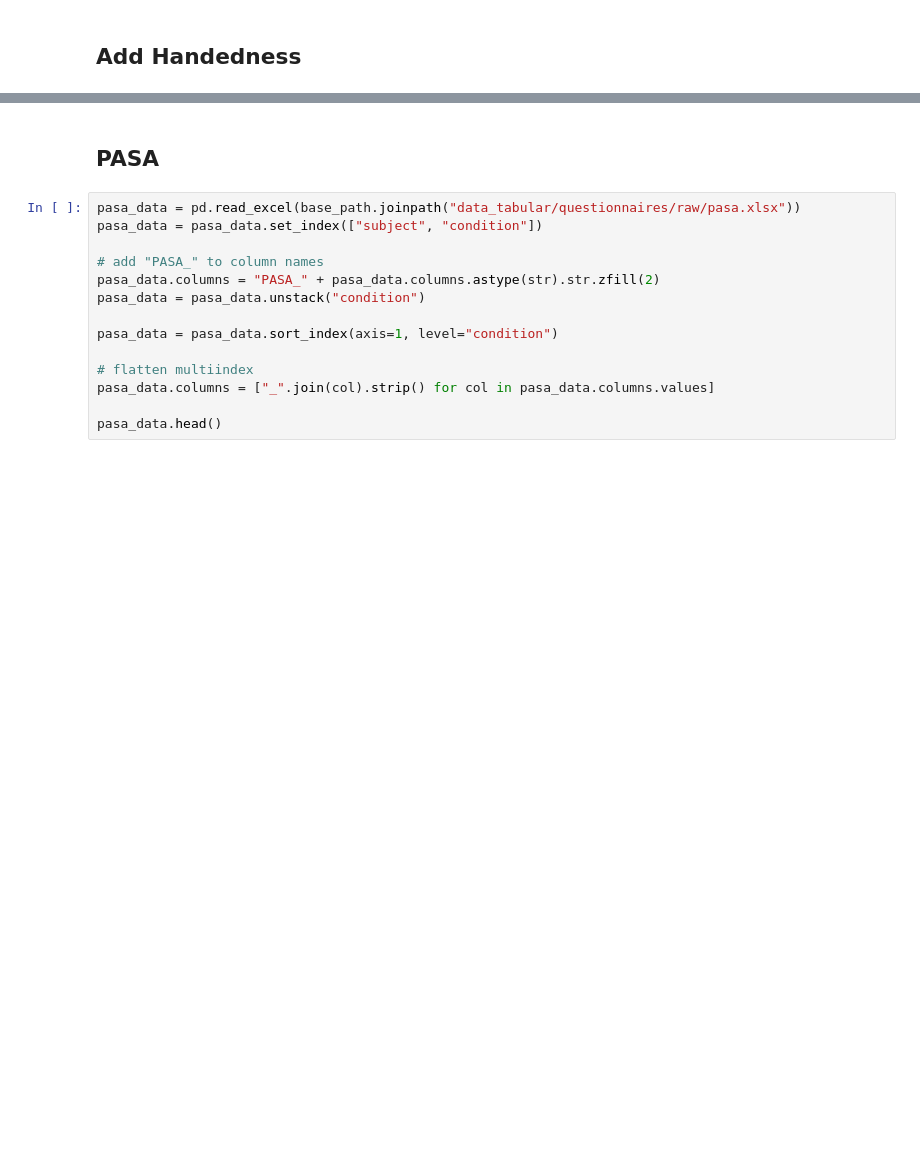
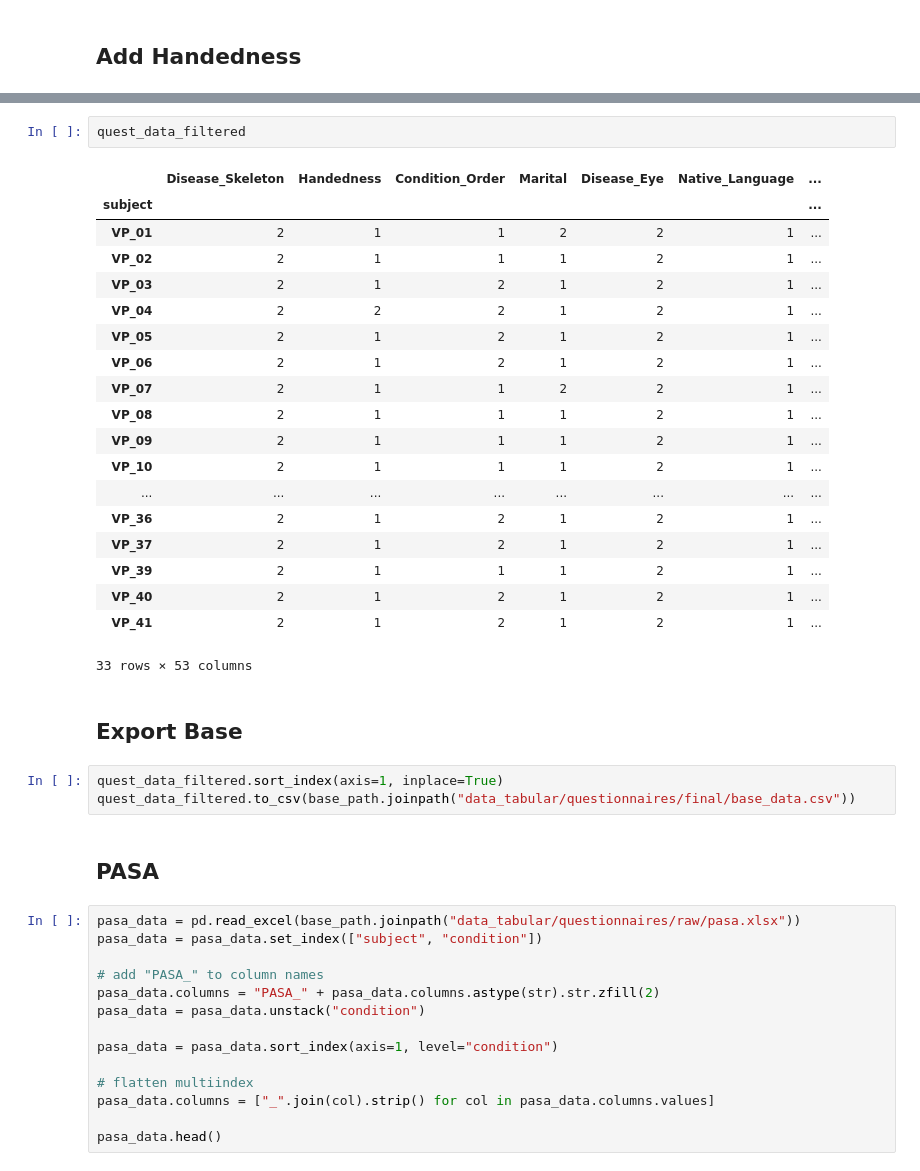
Before and after one commit to empkins/empkins-d03-preprocessing, a Jupyter notebook: experiments/2022_05_macro/unipark/Questionnaire_Data_Merge.ipynb, the cells around one changed output, grey strips where cells are left out. Saved outputs shown, nothing was run; the diff lists cells and outputs as text; blank space fills up the shorter version.

```diff
--- a/experiments/2022_05_macro/unipark/Questionnaire_Data_Merge.ipynb
+++ b/experiments/2022_05_macro/unipark/Questionnaire_Data_Merge.ipynb
@@ -215,3 +279,30 @@ quest_data_filtered.head()
+# %%
+quest_data_filtered
+# %% [output]
+|  | Disease_Skeleton | Handedness | Condition_Order | Marital | Disease_Eye | Native_Language | ... |
+| subject |  |  |  |  |  |  | ... |
+| VP_01 | 2 | 1 | 1 | 2 | 2 | 1 | ... |
+| VP_02 | 2 | 1 | 1 | 1 | 2 | 1 | ... |
+| VP_03 | 2 | 1 | 2 | 1 | 2 | 1 | ... |
+| VP_04 | 2 | 2 | 2 | 1 | 2 | 1 | ... |
+| VP_05 | 2 | 1 | 2 | 1 | 2 | 1 | ... |
+| VP_06 | 2 | 1 | 2 | 1 | 2 | 1 | ... |
+| VP_07 | 2 | 1 | 1 | 2 | 2 | 1 | ... |
+| VP_08 | 2 | 1 | 1 | 1 | 2 | 1 | ... |
+| VP_09 | 2 | 1 | 1 | 1 | 2 | 1 | ... |
+| VP_10 | 2 | 1 | 1 | 1 | 2 | 1 | ... |
+| ... | ... | ... | ... | ... | ... | ... | ... |
+| VP_36 | 2 | 1 | 2 | 1 | 2 | 1 | ... |
+| VP_37 | 2 | 1 | 2 | 1 | 2 | 1 | ... |
+| VP_39 | 2 | 1 | 1 | 1 | 2 | 1 | ... |
+| VP_40 | 2 | 1 | 2 | 1 | 2 | 1 | ... |
+| VP_41 | 2 | 1 | 2 | 1 | 2 | 1 | ... |
+33 rows × 53 columns
+# %% [markdown]
+## Export Base
+# %%
+quest_data_filtered.sort_index(axis=1, inplace=True)
+quest_data_filtered.to_csv(base_path.joinpath("data_tabular/questionnaires/final/base_data.csv"))
 # %% [markdown]
 ## PASA
 # %%
```
Also changed, not shown: parts of 9 cells of this notebook.
